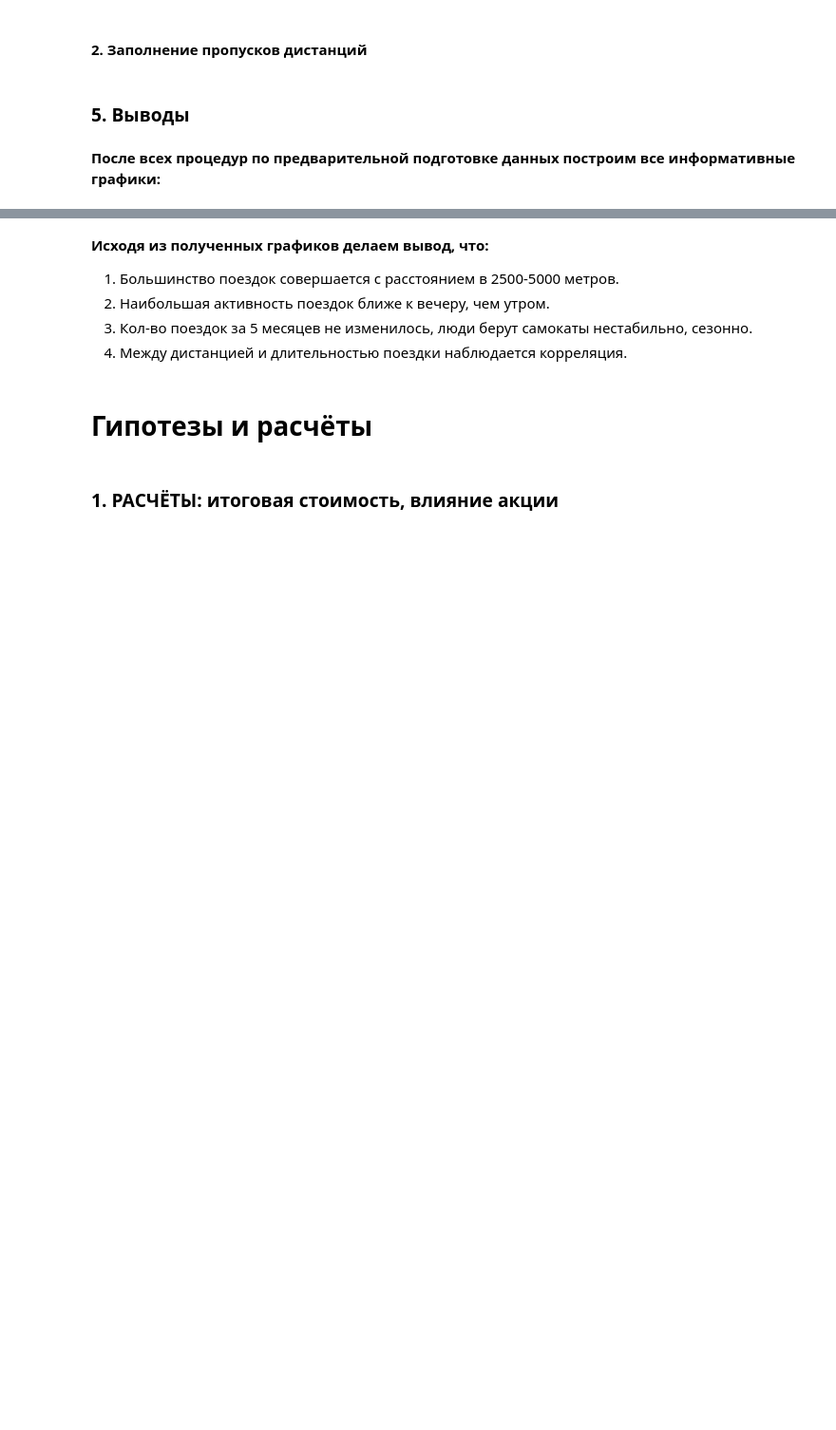
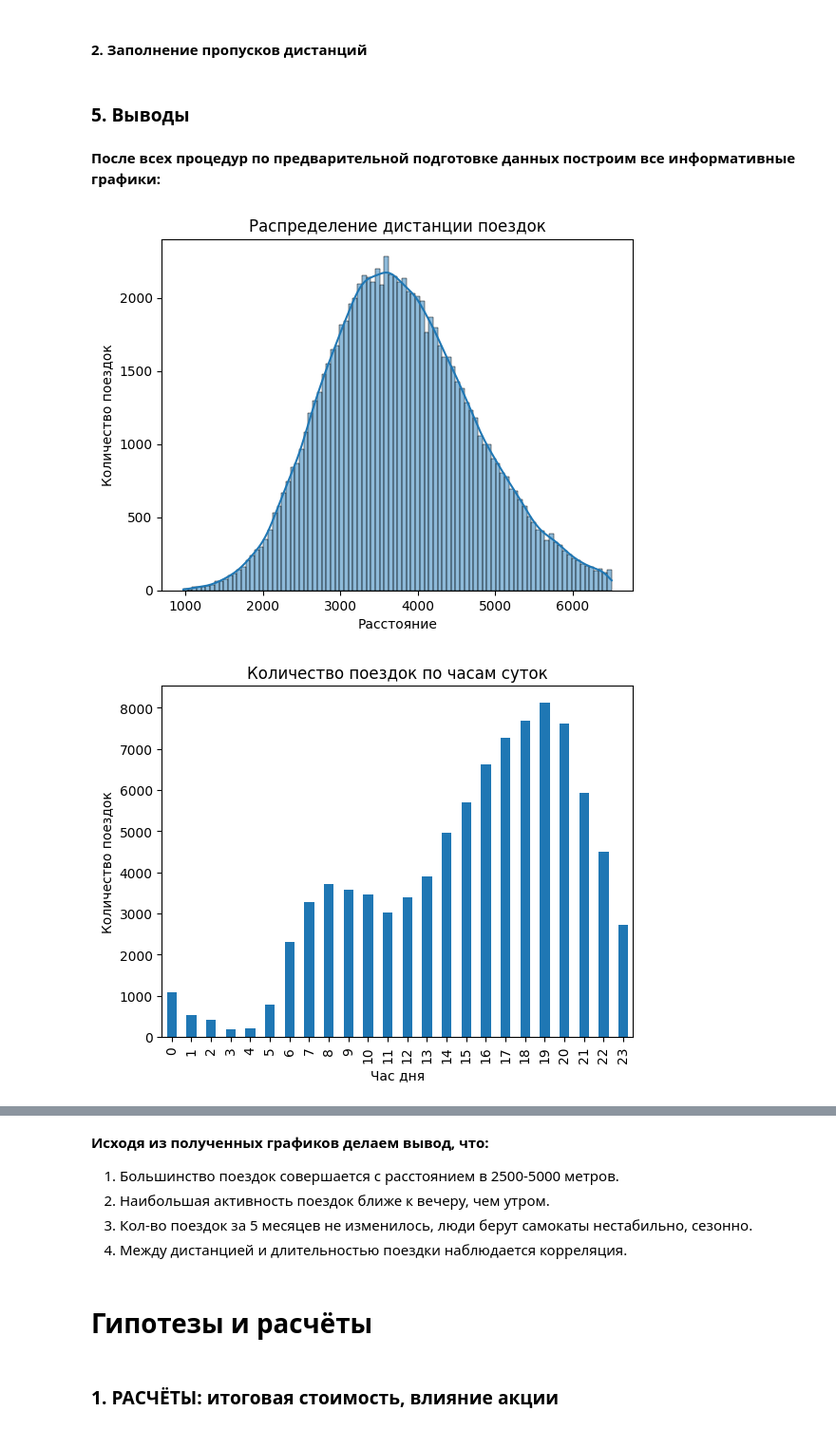
Before and after one commit to Free3err/kicksharing_research, a Jupyter notebook: data_preprocessing.ipynb, the cells around one changed output, grey strips where cells are left out. Shown at 95% size. Saved outputs shown, nothing was run; the diff lists cells and outputs as text; code cells hidden in the pictures; blank space fills up the shorter version.

```diff
--- a/data_preprocessing.ipynb
+++ b/data_preprocessing.ipynb
@@ -317,33 +389,28 @@ rides_df['distance'] = rides_df.apply(restore_distance, axis=1)
 # %%
 # Распределение дистанции поездок
 plt.figure()
 sns.histplot(data=rides_df, x='distance', kde=True)
 plt.title('Распределение дистанции поездок')
 plt.xlabel('Расстояние')
 plt.ylabel('Количество поездок')
 plt.show()
 
 # Количество поездок по часам суток
 plt.figure()
 rides_df['hour'].value_counts().sort_index().plot(kind='bar')
 plt.title('Количество поездок по часам суток')
 plt.xlabel('Час дня')
 plt.ylabel('Количество поездок')
 plt.show()
 
 # Динамика поездок по дням
 rides_df['date'] = rides_df['start_date'].dt.date
 plt.figure()
 rides_df['date'].value_counts().sort_index().plot(kind='line', marker='o')
 plt.title('Количество поездок по дням')
 plt.xlabel('Дата')
 plt.ylabel('Количество поездок')
 plt.show()
-
-# Корреляция между расстоянием и длительностью поездок
-plt.figure()
-sns.scatterplot(data=rides_df.sample(1000), x='duration_min', y='distance')
-plt.title('Зависимость дистанции от длительности поездки')
-plt.xlabel('Длительность, мин')
-plt.ylabel('Дистанция, м')
-plt.show()
+# %% [output]
+[figure, added]
+[figure, added]
```
Also changed, not shown: parts of 16 cells of this notebook.
